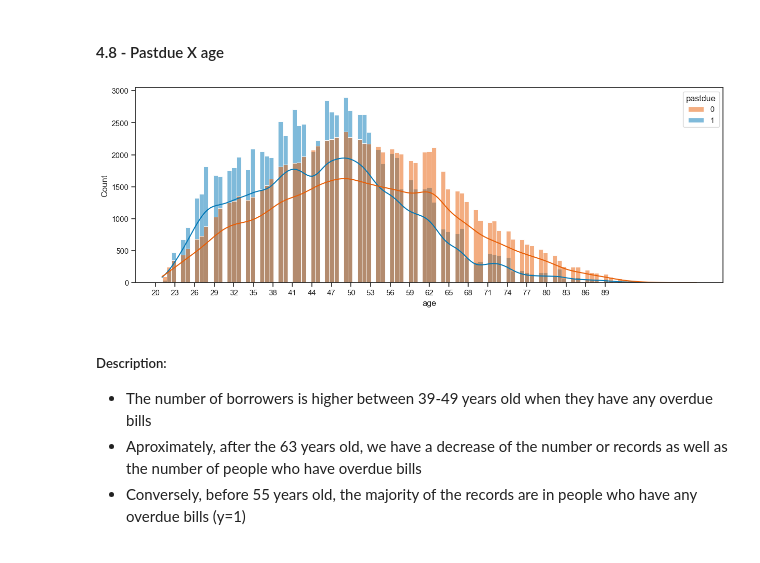
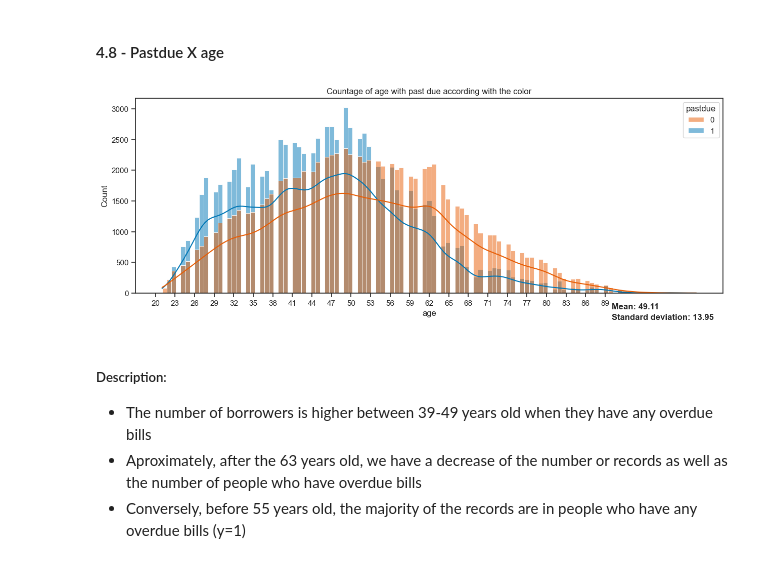
Before and after one commit to ectormgl/givemecredit, a Jupyter notebook: notebook/EDA.ipynb, the cells around one changed output. Cells and saved outputs as stored; diff of their text form; code cells hidden in the pictures.

```diff
--- a/notebook/EDA.ipynb
+++ b/notebook/EDA.ipynb
@@ -506,12 +506,15 @@ Rectangle(xy=(0.6, 0), width=0.8, height=43025, angle=0)
 # %%
 df_age = pd.DataFrame({'age': X_train['age']})
 df_age['pastdue'] = y_train.explode()
 plt.figure(figsize=(15,5))
 sns.histplot(data=df_age, x="age", hue="pastdue", palette=colors_bi, kde=True)
+plt.title("Countage of age with past due according with the color")
+plt.text(90, -260, f'Mean: {df_age['age'].mean():.2f}',  fontweight='bold')
+plt.text(90, -430, f'Standard deviation: {df_age['age'].std():.2f}', fontweight='bold' )
 plt.xticks(np.arange(20,90,3))
 plt.show()
 # %% [output]
-[figure, old version]
+[figure, new version]
 # %% [markdown]
 ##### Description:
 - The number of borrowers is higher between 39-49 years old when they have any overdue bills
```
Also changed, not shown: parts of 12 cells of this notebook, 10 other files.
